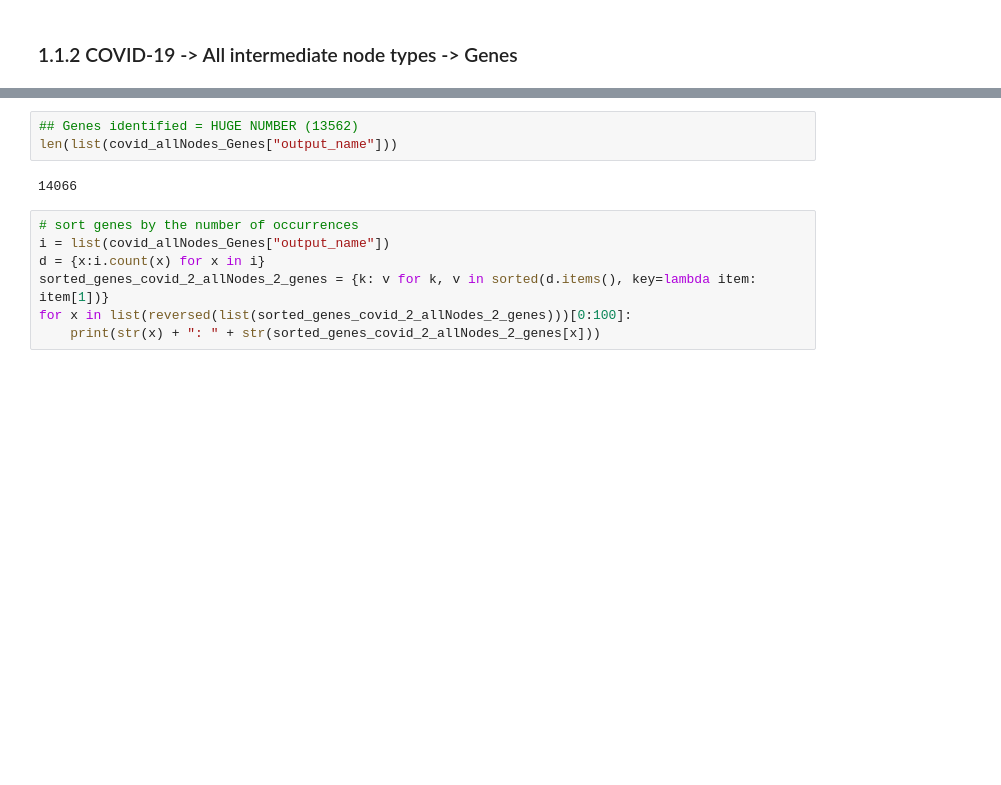
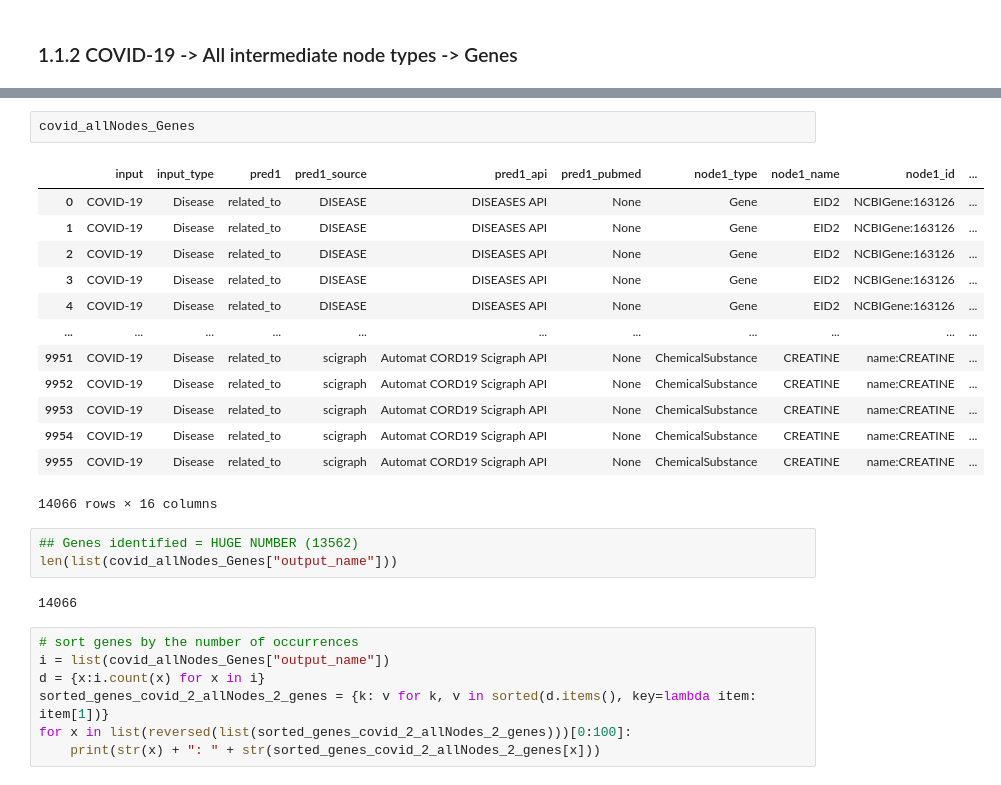
Before and after one commit to polyg314/BTE_notebooks, a Jupyter notebook: MVP_COVID_19_NOTEBOOK-2020-8-18-onward.ipynb, the cells around one changed output, grey strips where cells are left out. Cells and saved outputs as stored; diff of their text form; blank space fills up the shorter version.

```diff
--- a/MVP_COVID_19_NOTEBOOK-2020-8-18-onward.ipynb
+++ b/MVP_COVID_19_NOTEBOOK-2020-8-18-onward.ipynb
@@ -122,6 +122,22 @@ Intermediate Node type running:
 AnatomicalEntity
 Intermediate Node type running:
 PhenotypicFeature
+# %%
+covid_allNodes_Genes
+# %% [output]
+|  | input | input_type | pred1 | pred1_source | pred1_api | pred1_pubmed | node1_type | node1_name | node1_id | ... |
+| 0 | COVID-19 | Disease | related_to | DISEASE | DISEASES API | None | Gene | EID2 | NCBIGene:163126 | ... |
+| 1 | COVID-19 | Disease | related_to | DISEASE | DISEASES API | None | Gene | EID2 | NCBIGene:163126 | ... |
+| 2 | COVID-19 | Disease | related_to | DISEASE | DISEASES API | None | Gene | EID2 | NCBIGene:163126 | ... |
+| 3 | COVID-19 | Disease | related_to | DISEASE | DISEASES API | None | Gene | EID2 | NCBIGene:163126 | ... |
+| 4 | COVID-19 | Disease | related_to | DISEASE | DISEASES API | None | Gene | EID2 | NCBIGene:163126 | ... |
+| ... | ... | ... | ... | ... | ... | ... | ... | ... | ... | ... |
+| 9951 | COVID-19 | Disease | related_to | scigraph | Automat CORD19 Scigraph API | None | ChemicalSubstance | CREATINE | name:CREATINE | ... |
+| 9952 | COVID-19 | Disease | related_to | scigraph | Automat CORD19 Scigraph API | None | ChemicalSubstance | CREATINE | name:CREATINE | ... |
+| 9953 | COVID-19 | Disease | related_to | scigraph | Automat CORD19 Scigraph API | None | ChemicalSubstance | CREATINE | name:CREATINE | ... |
+| 9954 | COVID-19 | Disease | related_to | scigraph | Automat CORD19 Scigraph API | None | ChemicalSubstance | CREATINE | name:CREATINE | ... |
+| 9955 | COVID-19 | Disease | related_to | scigraph | Automat CORD19 Scigraph API | None | ChemicalSubstance | CREATINE | name:CREATINE | ... |
+14066 rows × 16 columns
 # %%
 ## Genes identified = HUGE NUMBER (13562)
 len(list(covid_allNodes_Genes["output_name"]))
```
Also changed, not shown: parts of 4 cells of this notebook, 6 other files.
